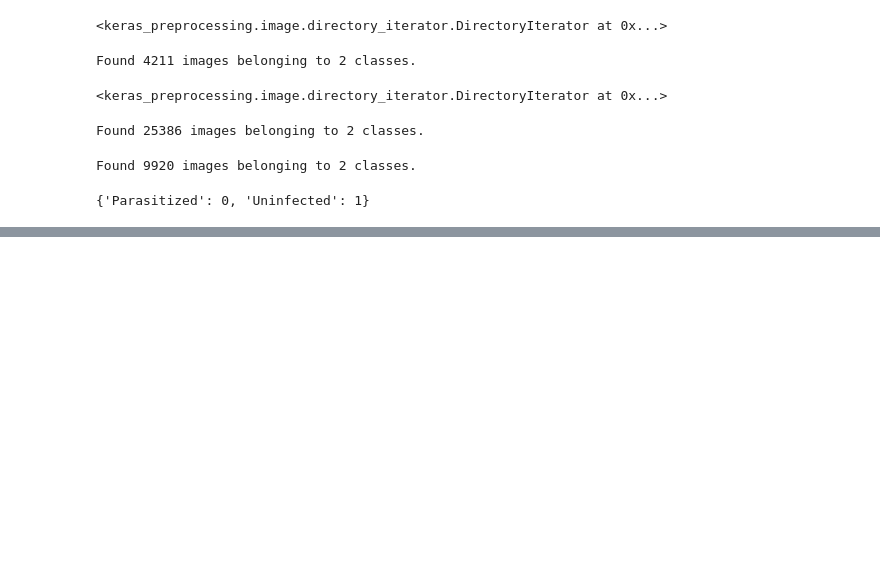
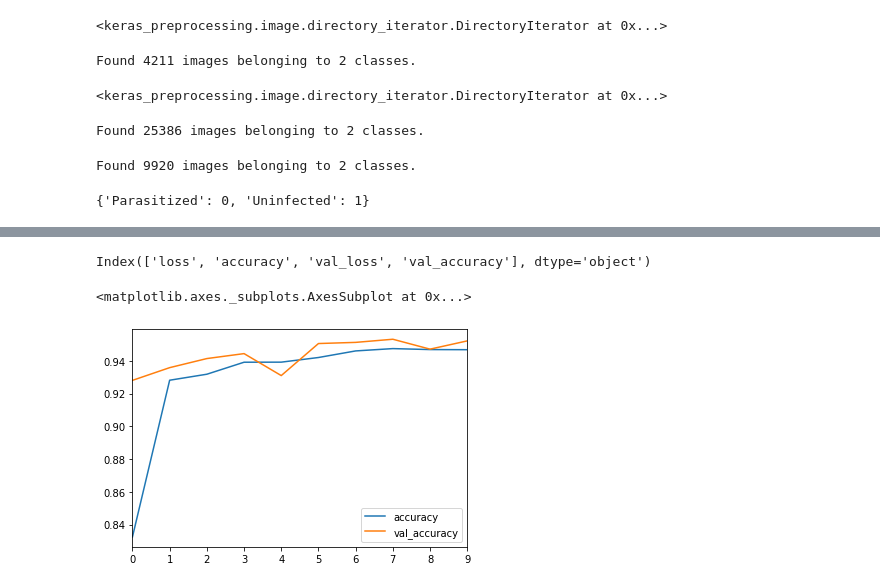
Before and after one commit to Vsanku01/Deep-Learning-Tuts, a Jupyter notebook: Malaria_Detection.ipynb, the cells around one changed output, grey strips where cells are left out. Saved outputs shown, nothing was run; the diff lists cells and outputs as text; code cells hidden in the pictures; blank space fills up the shorter version.

```diff
--- a/Malaria_Detection.ipynb
+++ b/Malaria_Detection.ipynb
@@ -289,7 +292,7 @@ model.add(Conv2D(filters=64,kernel_size=(3,3),activation='relu'))
 model.add(MaxPool2D(pool_size=(2,2)))
 
 # Third Conv Layer
-model.add(Conv2D(filters=64,kernel_size=(3,3),activation='relu'))
+model.add(Conv2D(filters=128,kernel_size=(3,3),activation='relu'))
 model.add(MaxPool2D(pool_size=(2,2)))
 
 
@@ -351,6 +374,11 @@ Epoch 1/20
 # %%
 result.columns
+# %% [output]
+Index(['loss', 'accuracy', 'val_loss', 'val_accuracy'], dtype='object')
 # %%
-result[['acc','val_acc']].plot()
+result[['accuracy','val_accuracy']].plot()
+# %% [output]
+<matplotlib.axes._subplots.AxesSubplot at 0x...>
+[figure, added]
 # %%
 result[['loss','val_loss']].plot()
```
Also changed, not shown: parts of 26 cells of this notebook.
